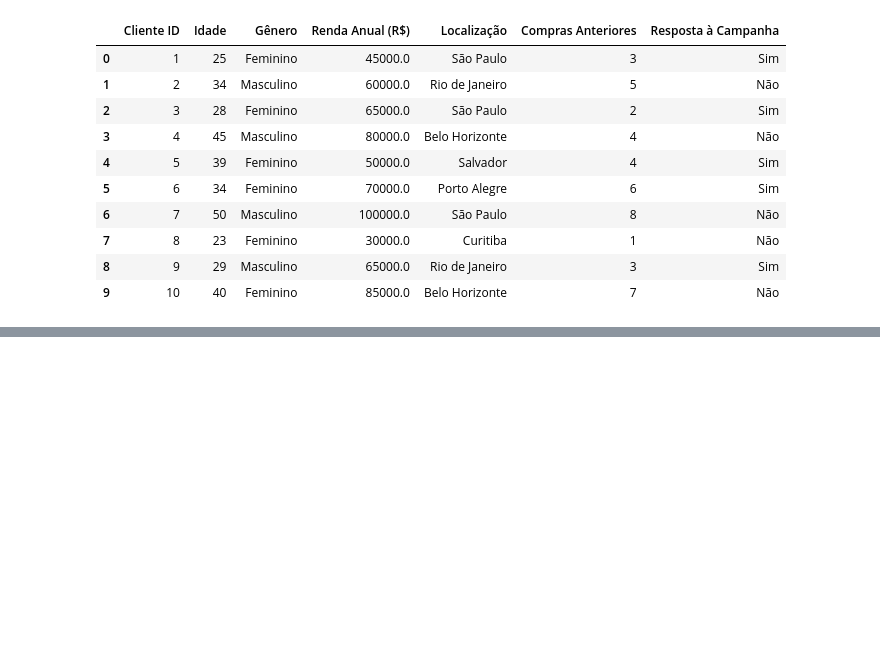
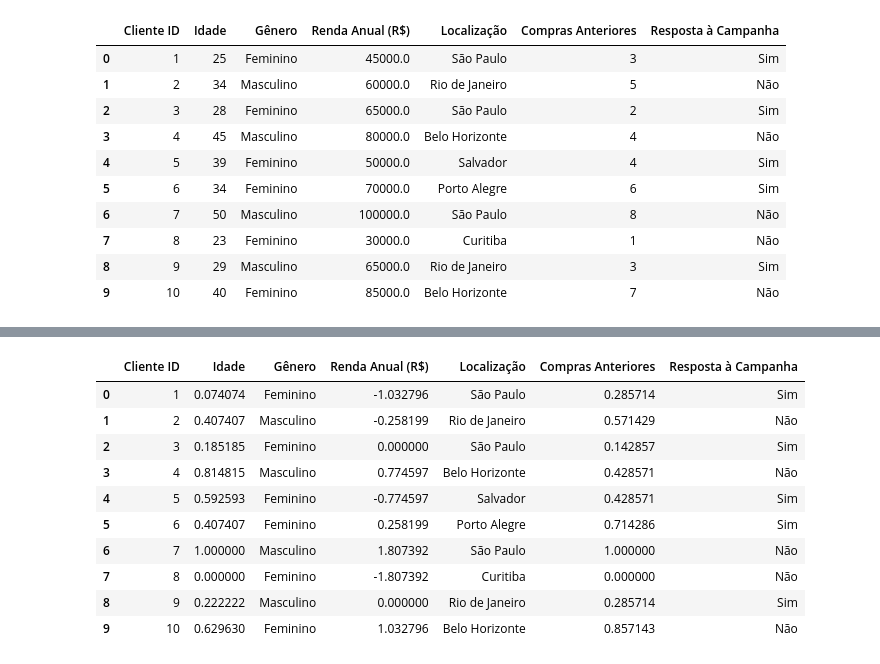
Before and after one commit to Joao-Inacio/Labs, a Jupyter notebook: C-Jovem/Intermediario/oficina-03.ipynb, the cells around one changed output, grey strips where cells are left out. Saved outputs shown, nothing was run; the diff lists cells and outputs as text; code cells hidden in the pictures; blank space fills up the shorter version.

```diff
--- a/C-Jovem/Intermediario/oficina-03.ipynb
+++ b/C-Jovem/Intermediario/oficina-03.ipynb
@@ -176,0 +215,17 @@ df
+# %%
+# normalizando a coluna de Renda compras anteriores
+scaler = MinMaxScaler()
+df['Compras Anteriores'] = scaler.fit_transform(df[['Compras Anteriores']])
+df
+# %% [output]
+|  | Cliente ID | Idade | Gênero | Renda Anual (R$) | Localização | Compras Anteriores | Resposta à Campanha |
+| 0 | 1 | 0.074074 | Feminino | -1.032796 | São Paulo | 0.285714 | Sim |
+| 1 | 2 | 0.407407 | Masculino | -0.258199 | Rio de Janeiro | 0.571429 | Não |
+| 2 | 3 | 0.185185 | Feminino | 0.000000 | São Paulo | 0.142857 | Sim |
+| 3 | 4 | 0.814815 | Masculino | 0.774597 | Belo Horizonte | 0.428571 | Não |
+| 4 | 5 | 0.592593 | Feminino | -0.774597 | Salvador | 0.428571 | Sim |
+| 5 | 6 | 0.407407 | Feminino | 0.258199 | Porto Alegre | 0.714286 | Sim |
+| 6 | 7 | 1.000000 | Masculino | 1.807392 | São Paulo | 1.000000 | Não |
+| 7 | 8 | 0.000000 | Feminino | -1.807392 | Curitiba | 0.000000 | Não |
+| 8 | 9 | 0.222222 | Masculino | 0.000000 | Rio de Janeiro | 0.285714 | Sim |
+| 9 | 10 | 0.629630 | Feminino | 1.032796 | Belo Horizonte | 0.857143 | Não |
```
Also changed, not shown: parts of 2 cells of this notebook.
